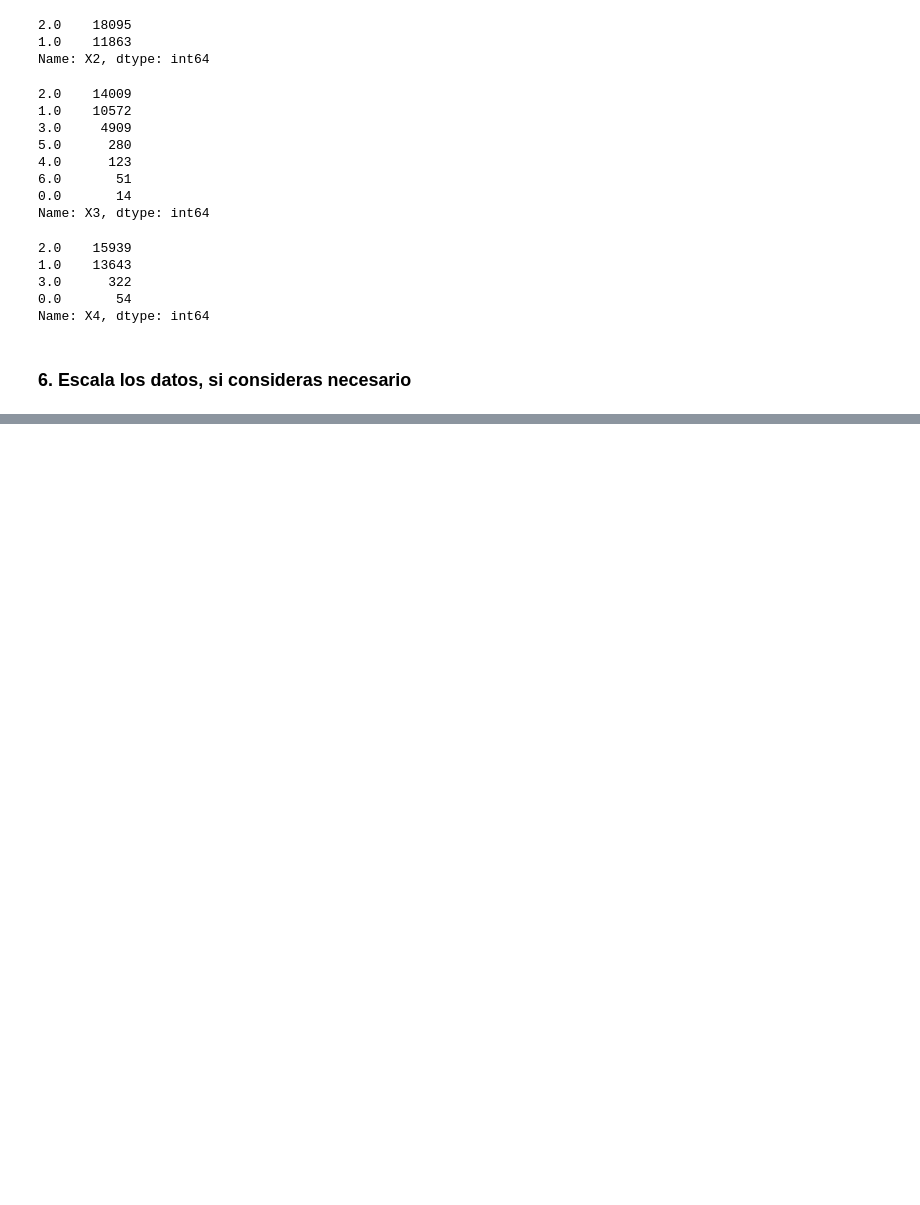
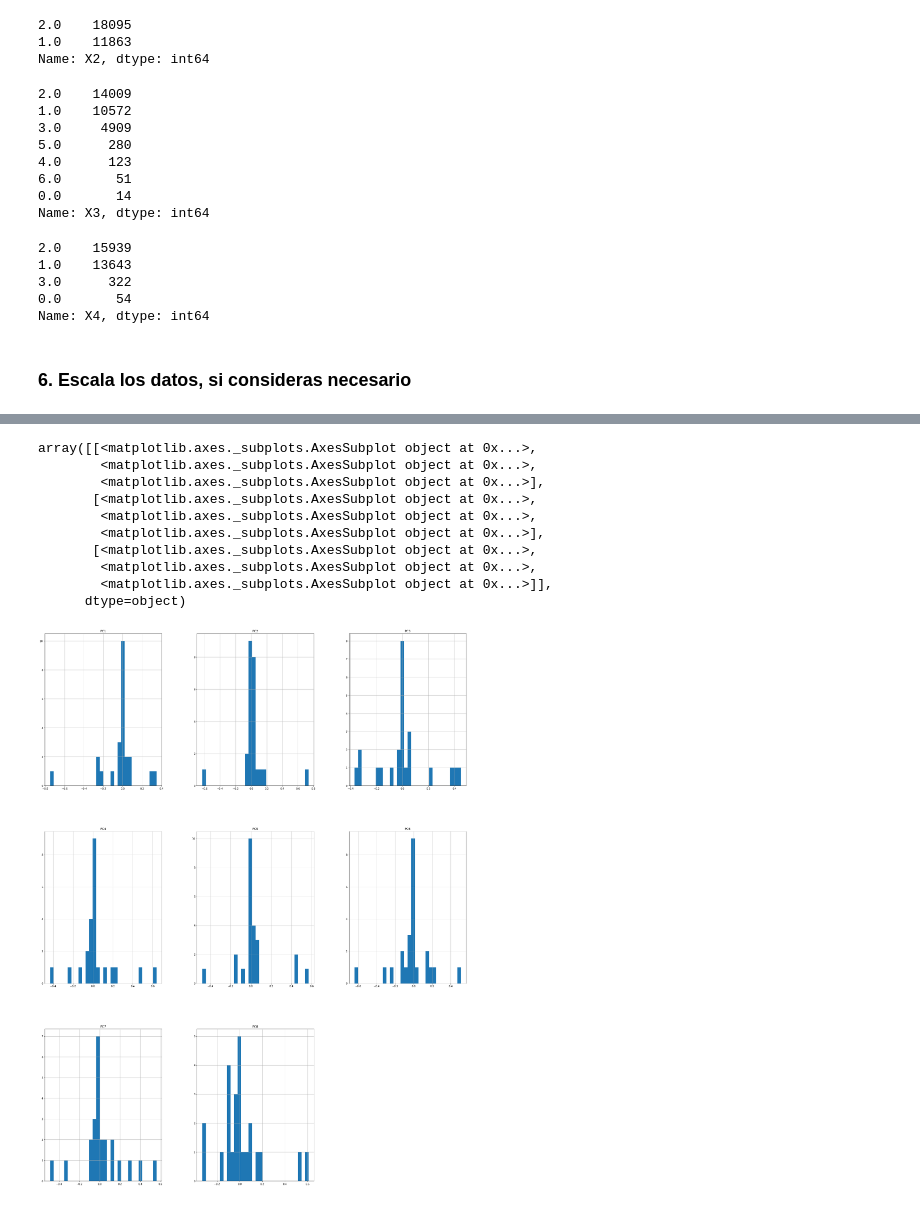
Before and after one commit to PosgradoMNA/actividades-de-aprendizaje-greyngs, a Jupyter notebook: actividad-semana6-visualizacion/actividad-semana6-visualizacion.ipynb, the cells around one changed output, grey strips where cells are left out. Cells and saved outputs as stored; diff of their text form; code cells hidden in the pictures; blank space fills up the shorter version.

```diff
--- a/actividad-semana6-visualizacion/actividad-semana6-visualizacion.ipynb
+++ b/actividad-semana6-visualizacion/actividad-semana6-visualizacion.ipynb
@@ -198,0 +240,17 @@ scaler = StandardScaler()
+# %%
+# Importamos el metodo PCA de Sklearn
+from sklearn.decomposition import PCA
+
+# Se hace la tranformacion
+pcs = PCA()
+pcs_t = pcs.fit_transform(scaled)
+
+pcsSummary_df = pd.DataFrame({
+  '% varianza explicada': np.round(pcs.
+  explained_variance_ratio_,4) * 100,
+  '% varianza acumulada': np.cumsum(pcs.
+  explained_variance_ratio_) * 100
+})
+
+pcs_l = [f'PC{i + 1}' for i in range(len(scaled.columns))]
+pcsSummary_df
@@ -198,0 +277,14 @@ scaler = StandardScaler()
+# %%
+# Hacemos un dataframe de los componentes
+pcs_df = pd.DataFrame(pcs_t, columns =pcs_l)
+
+comps_df = pd.DataFrame(
+    pcs.components_.round(2),
+    columns = pcs_df.columns,
+    index = scaled.columns
+)
+
+# Sacamos los que son necesario (hasta el PC8)
+relevant_pcs = comps_df.iloc[:,:8]
+
+relevant_pcs
@@ -198,0 +359,15 @@ scaler = StandardScaler()
+# %%
+# ahora de los atributos
+relevant_pcs.hist(bins = 30, figsize=(30,40))
+# %% [output]
+array([[<matplotlib.axes._subplots.AxesSubplot object at 0x...>,
+        <matplotlib.axes._subplots.AxesSubplot object at 0x...>,
+        <matplotlib.axes._subplots.AxesSubplot object at 0x...>],
+       [<matplotlib.axes._subplots.AxesSubplot object at 0x...>,
+        <matplotlib.axes._subplots.AxesSubplot object at 0x...>,
+        <matplotlib.axes._subplots.AxesSubplot object at 0x...>],
+       [<matplotlib.axes._subplots.AxesSubplot object at 0x...>,
+        <matplotlib.axes._subplots.AxesSubplot object at 0x...>,
+        <matplotlib.axes._subplots.AxesSubplot object at 0x...>]],
+      dtype=object)
+[figure, added]
```
Also changed, not shown: parts of 19 cells of this notebook.
